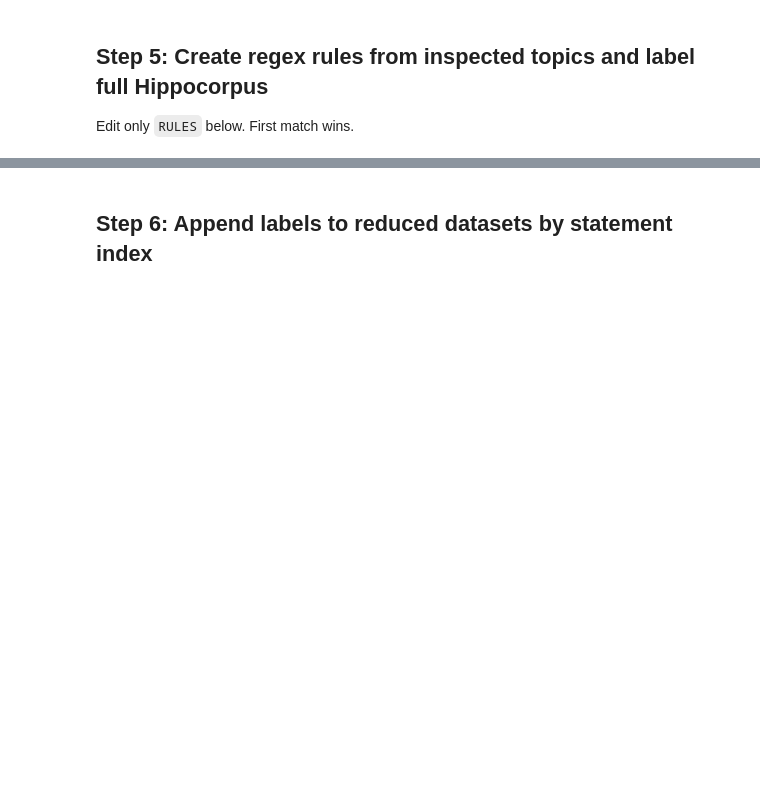
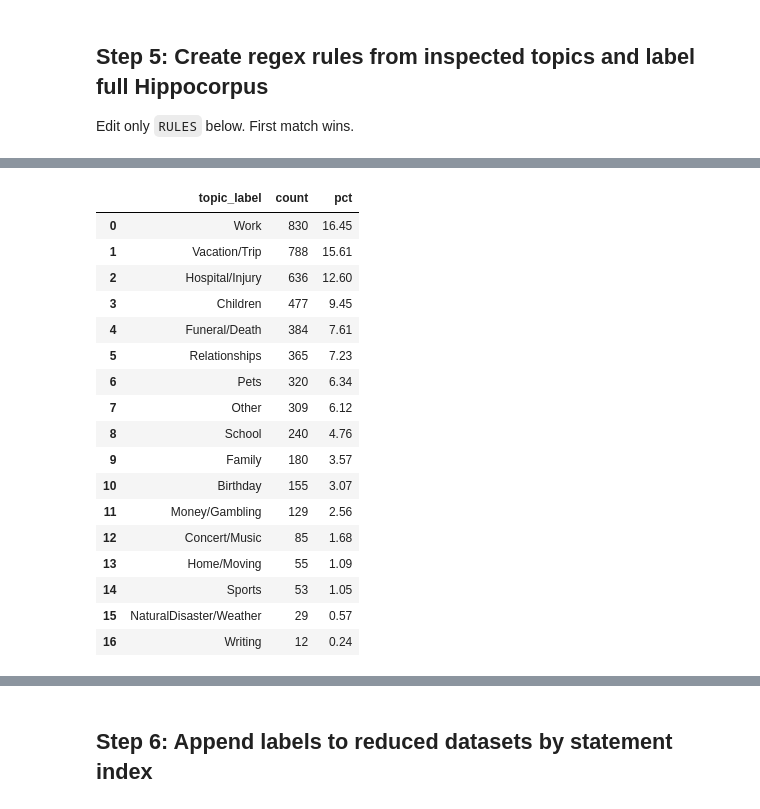
Before and after one commit to Lucca878/BERTopic, a Jupyter notebook: notebooks/topicExploration.ipynb, the cells around one changed output, grey strips where cells are left out. Saved outputs shown, nothing was run; the diff lists cells and outputs as text; code cells hidden in the pictures; blank space fills up the shorter version.

```diff
--- a/notebooks/topicExploration.ipynb
+++ b/notebooks/topicExploration.ipynb
@@ -359,0 +506,63 @@ hip['topic_label'].value_counts(dropna=False).head(20)
+# %%
+# Quick regex audit: distribution, overlap, and sample hits
+from textwrap import shorten
+
+N_OVERLAP_PREVIEW = 20
+N_SAMPLES_PER_TOPIC = 3
+PREVIEW_WIDTH = 180
+
+if 'hip' not in globals() or not {'text', 'topic_id', 'topic_label'}.issubset(hip.columns):
+    if LABELED_HIPPOCORPUS_PATH.exists():
+        hip = pd.read_csv(LABELED_HIPPOCORPUS_PATH)
+    else:
+        hip = pd.read_csv(HIPPOCORPUS_PATH)
+        hip[['topic_id', 'topic_label']] = hip['text'].apply(lambda x: pd.Series(label_text(x)))
+
+topic_distribution = (
+    hip['topic_label']
+    .value_counts(dropna=False)
+    .rename_axis('topic_label')
+    .reset_index(name='count')
+)
+topic_distribution['pct'] = (topic_distribution['count'] / len(hip) * 100).round(2)
+
+print('Topic distribution:')
+display(topic_distribution)
+
+texts = hip['text'].fillna('').astype(str)
+rule_hits = pd.DataFrame(
+    {topic_label: texts.str.contains(pattern, na=False) for _, topic_label, pattern in RULES}
+ )
+rule_hits_count = rule_hits.sum(axis=1)
+multi_hit_mask = rule_hits_count > 1
+
+ambiguous_rows = hip.loc[multi_hit_mask, ['text', 'topic_label']].copy()
+if not ambiguous_rows.empty:
+    ambiguous_rows['matched_topics'] = rule_hits.loc[multi_hit_mask].apply(
+        lambda row: [col for col, matched in row.items() if matched], axis=1
+    )
+    ambiguous_rows['text_preview'] = ambiguous_rows['text'].astype(str).apply(
+        lambda s: shorten(s.replace('\n', ' '), width=PREVIEW_WIDTH, placeholder=' ...')
+    )
+
+    print(f'Potential overlap rows (matched >1 rule): {len(ambiguous_rows):,}')
+    display(ambiguous_rows[['topic_label', 'matched_topics', 'text_preview']].head(N_OVERLAP_PREVIEW))
+
+    print('\nFull text for overlap preview rows:')
+    for i, row in enumerate(ambiguous_rows.head(N_OVERLAP_PREVIEW).itertuples(index=False), start=1):
+        print(f"\n[{i}] assigned={row.topic_label} | matched={', '.join(row.matched_topics)}")
+        print(row.text)
+else:
+    print('Potential overlap rows (matched >1 rule): 0')
+
+print('\nSample texts per assigned topic:')
+sample_parts = []
+for _, group in hip[['topic_label', 'text']].dropna(subset=['text']).groupby('topic_label'):
+    sample_parts.append(group.sample(min(N_SAMPLES_PER_TOPIC, len(group)), random_state=42))
+
+samples = pd.concat(sample_parts, ignore_index=True) if sample_parts else pd.DataFrame(columns=['topic_label', 'text'])
+samples['text_preview'] = samples['text'].astype(str).apply(
+    lambda s: shorten(s.replace('\n', ' '), width=PREVIEW_WIDTH, placeholder=' ...')
+)
+display(samples[['topic_label', 'text_preview']].head(60))
+# %% [output]
@@ -359,0 +570,18 @@ hip['topic_label'].value_counts(dropna=False).head(20)
+|  | topic_label | count | pct |
+| 0 | Work | 830 | 16.45 |
+| 1 | Vacation/Trip | 788 | 15.61 |
+| 2 | Hospital/Injury | 636 | 12.60 |
+| 3 | Children | 477 | 9.45 |
+| 4 | Funeral/Death | 384 | 7.61 |
+| 5 | Relationships | 365 | 7.23 |
+| 6 | Pets | 320 | 6.34 |
+| 7 | Other | 309 | 6.12 |
+| 8 | School | 240 | 4.76 |
+| 9 | Family | 180 | 3.57 |
+| 10 | Birthday | 155 | 3.07 |
+| 11 | Money/Gambling | 129 | 2.56 |
+| 12 | Concert/Music | 85 | 1.68 |
+| 13 | Home/Moving | 55 | 1.09 |
+| 14 | Sports | 53 | 1.05 |
+| 15 | NaturalDisaster/Weather | 29 | 0.57 |
+| 16 | Writing | 12 | 0.24 |
```
Also changed, not shown: parts of 10 cells of this notebook.
